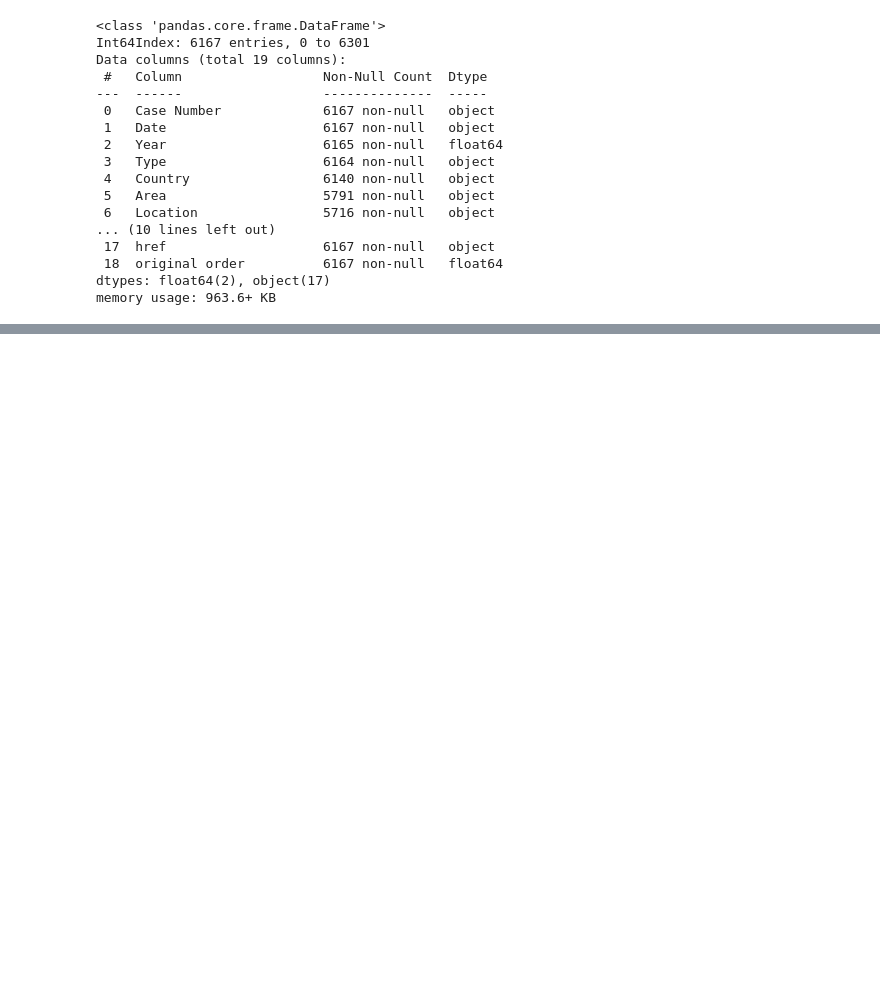
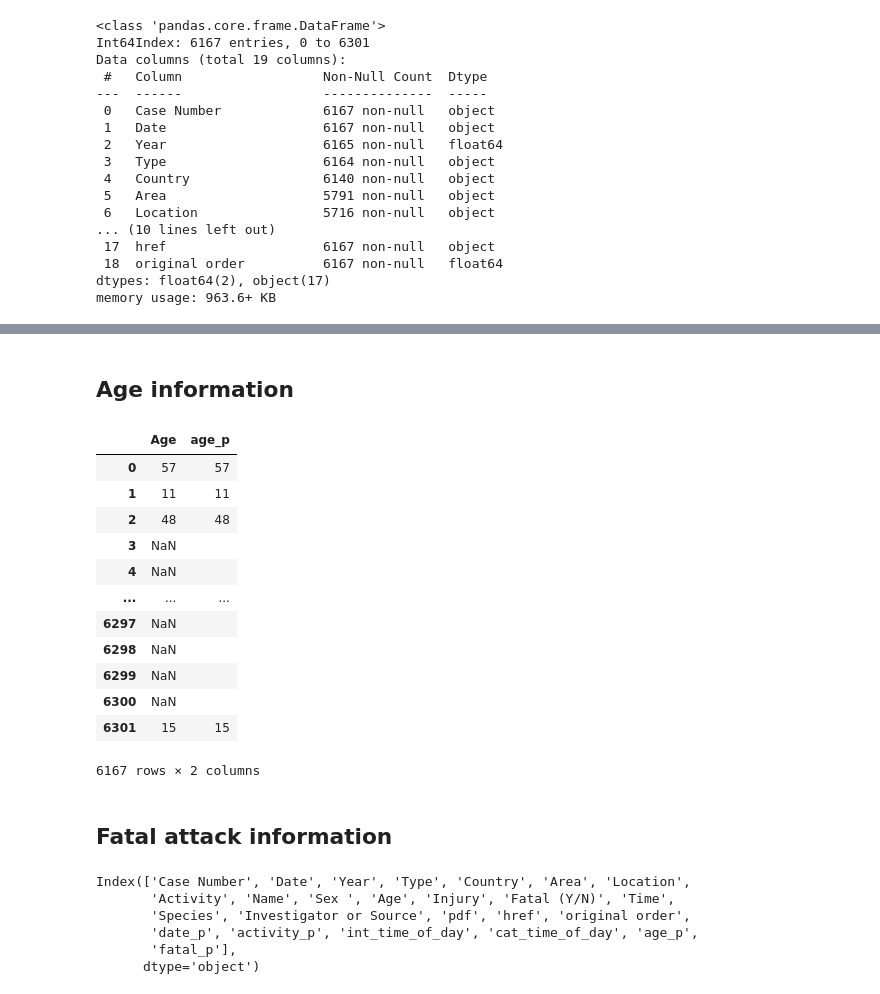
Before and after one commit to castrokike/data-cleaning-pandas, a Jupyter notebook: clean.ipynb, the cells around one changed output, grey strips where cells are left out. Drawn from its saved outputs; the diff is of its cells as text; code cells hidden in the pictures; blank space fills up the shorter version.

```diff
--- a/clean.ipynb
+++ b/clean.ipynb
@@ -245,7 +245,8 @@ attacks = attacks[['Case Number.2', 'Date', 'Year', 'Type', 'Country', 'Area', '
        'Investigator or Source', 'pdf', 'href formula',
        'original order']]
 attacks.rename(columns={'href formula' : 'href',
-                        'Case Number.2' : 'Case Number'}, inplace=True, errors='raise')
+                        'Case Number.2' : 'Case Number',
+                        'Species ' : 'Species'}, inplace=True, errors='raise')
 attacks.head()
 # %% [output]
 |  | Case Number | Date | Year | Type | Country | Area | Location | Activity | Name | Sex | ... |
@@ -326,0 +429,32 @@ Great! We've gotten our Data set to a number 6.167 rows and most of the columns
+# %% [markdown]
+## Age information
+# %%
+correct_age(attacks,"Age")
+attacks[["Age","age_p"]]
+# %% [output]
+|  | Age | age_p |
+| 0 | 57 | 57 |
+| 1 | 11 | 11 |
+| 2 | 48 | 48 |
+| 3 | NaN |  |
+| 4 | NaN |  |
+| ... | ... | ... |
+| 6297 | NaN |  |
+| 6298 | NaN |  |
+| 6299 | NaN |  |
+| 6300 | NaN |  |
+| 6301 | 15 | 15 |
+6167 rows × 2 columns
+# %% [markdown]
+## Fatal attack information
+# %%
+correct_fatality(attacks,'Fatal (Y/N)')
+attacks[["Fatal (Y/N)","fatal_p"]]
+attacks.columns
+# %% [output]
+Index(['Case Number', 'Date', 'Year', 'Type', 'Country', 'Area', 'Location',
+       'Activity', 'Name', 'Sex ', 'Age', 'Injury', 'Fatal (Y/N)', 'Time',
+       'Species', 'Investigator or Source', 'pdf', 'href', 'original order',
+       'date_p', 'activity_p', 'int_time_of_day', 'cat_time_of_day', 'age_p',
+       'fatal_p'],
+      dtype='object')
```
Also changed, not shown: parts of 16 cells of this notebook, 5 other files.
